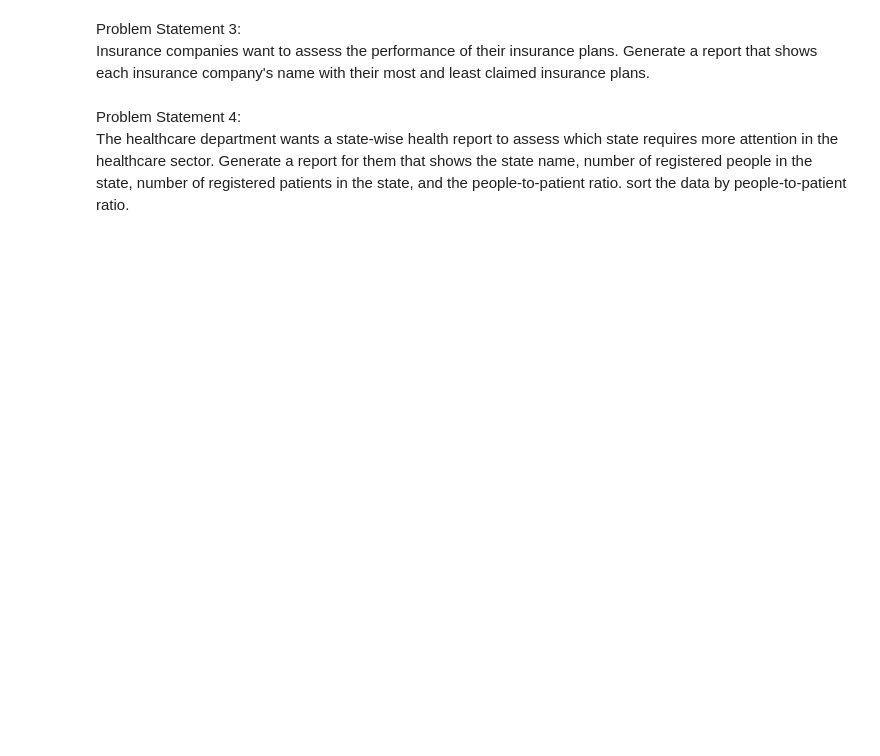
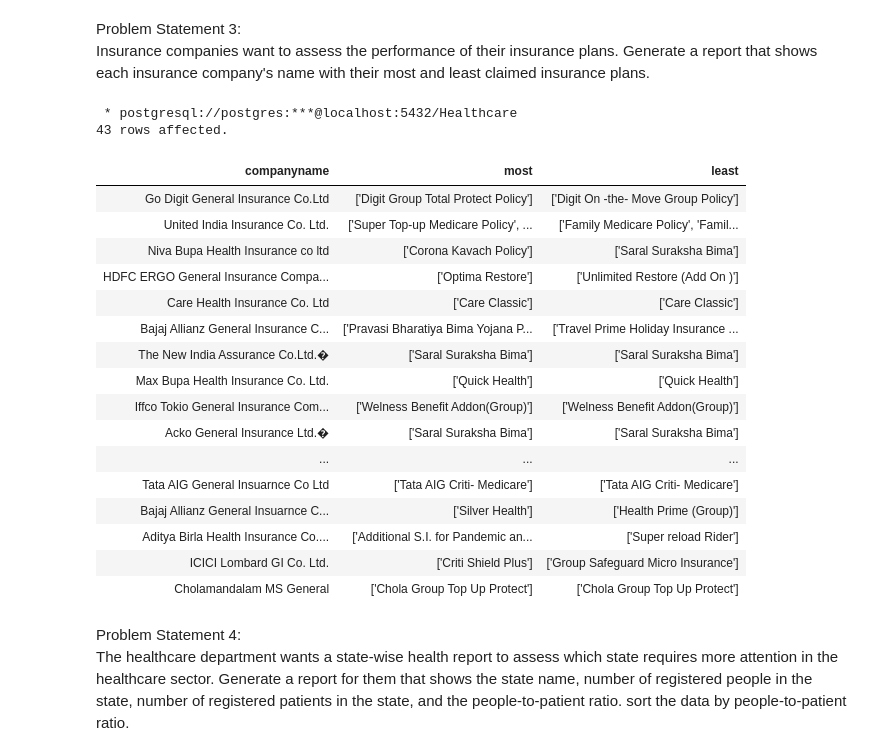
Before and after one commit to msb73/FS, a Jupyter notebook: Project Healthcare3 problem statements.ipynb, the cells around one changed output. Drawn from its saved outputs; the diff is of its cells as text; code cells hidden in the pictures; blank space fills up the shorter version.

```diff
--- a/Project Healthcare3 problem statements.ipynb
+++ b/Project Healthcare3 problem statements.ipynb
@@ -16,4 +113,36 @@ Problem Statement 2: <br>Insurance companies want to assess the performance of t
 # %% [markdown]
 Problem Statement 3: <br>Insurance companies want to assess the performance of their insurance plans. Generate a report that shows each insurance company's name with their most and least claimed insurance plans.
+# %%
+%%sql
+with cte as (
+select companyid,
+    (case when  max (count(*)) over (partition by companyid) = count(*) then planname end) as most ,
+    (case when  min (count(*)) over (partition by companyid) = count(*) then planname end) as least
+    from insuranceplan  left join claim using (uin)
+    group by (companyid, insuranceplan.uin) ),
+cte2 as (
+select companyid, ARRAY_AGG(c1.most) most, ARRAY_AGG(c2.least) least from cte c1 inner join cte c2 using(companyid)
+        where c1.most is not null and c2.least is not null  group by companyid)
+select companyname , most, least from cte2 right join insurancecompany using(companyid)
+# %% [output]
+ * postgresql://postgres:***@localhost:5432/Healthcare
+43 rows affected.
+| companyname | most | least |
+| Go Digit General Insurance Co.Ltd | ['Digit Group Total Protect Policy'] | ['Digit On -the- Move Group Policy'] |
+| United India Insurance Co. Ltd. | ['Super Top-up Medicare Policy', ... | ['Family Medicare Policy', 'Famil... |
+| Niva Bupa Health Insurance co ltd | ['Corona Kavach Policy'] | ['Saral Suraksha Bima'] |
+| HDFC ERGO General Insurance Compa... | ['Optima Restore'] | ['Unlimited Restore (Add On )'] |
+| Care Health Insurance Co. Ltd | ['Care Classic'] | ['Care Classic'] |
+| Bajaj Allianz General Insurance C... | ['Pravasi Bharatiya Bima Yojana P... | ['Travel Prime Holiday Insurance ... |
+| The New India Assurance Co.Ltd.� | ['Saral Suraksha Bima'] | ['Saral Suraksha Bima'] |
+| Max Bupa Health Insurance Co. Ltd. | ['Quick Health'] | ['Quick Health'] |
+| Iffco Tokio General Insurance Com... | ['Welness Benefit Addon(Group)'] | ['Welness Benefit Addon(Group)'] |
+| Acko General Insurance Ltd.� | ['Saral Suraksha Bima'] | ['Saral Suraksha Bima'] |
+| ... | ... | ... |
+| Tata AIG General Insuarnce Co Ltd | ['Tata AIG Criti- Medicare'] | ['Tata AIG Criti- Medicare'] |
+| Bajaj Allianz General Insuarnce C... | ['Silver Health'] | ['Health Prime (Group)'] |
+| Aditya Birla Health Insurance Co.... | ['Additional S.I. for Pandemic an... | ['Super reload Rider'] |
+| ICICI Lombard GI Co. Ltd. | ['Criti Shield Plus'] | ['Group Safeguard Micro Insurance'] |
+| Cholamandalam MS General | ['Chola Group Top Up Protect'] | ['Chola Group Top Up Protect'] |
 # %%
 %%sql
```
Also changed, not shown: parts of 13 cells of this notebook, 43 other files.
